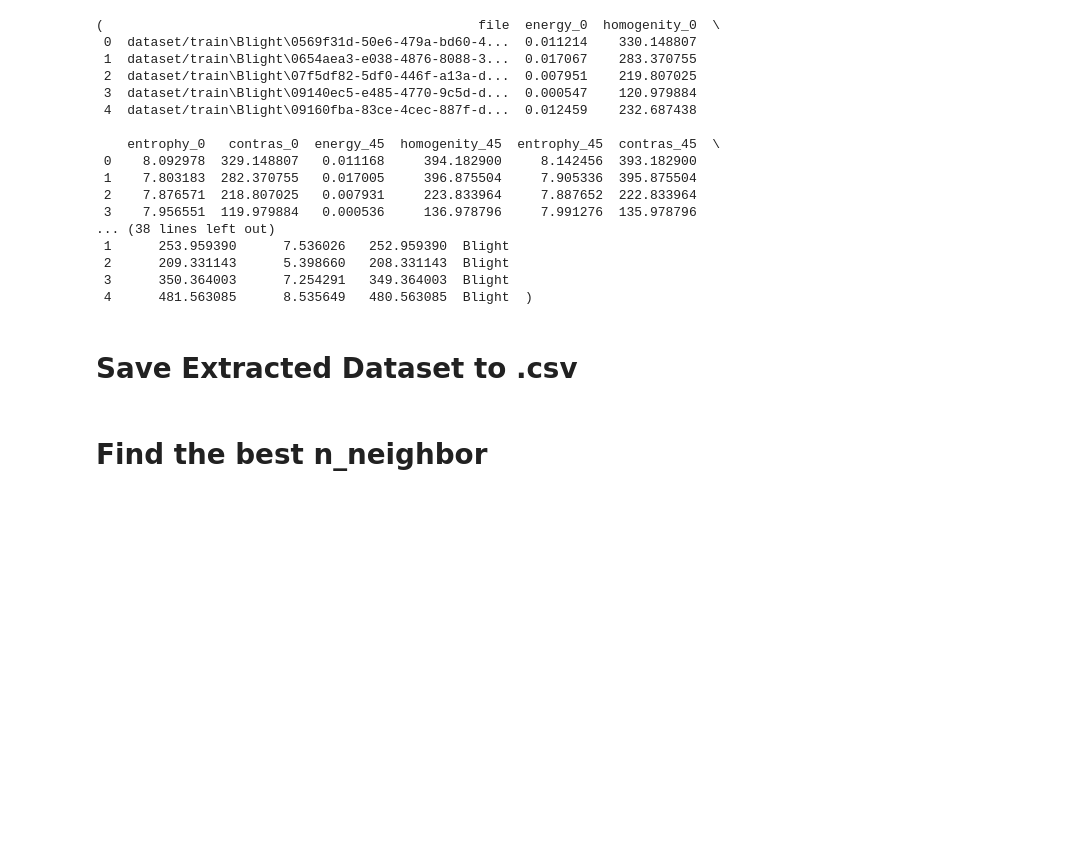
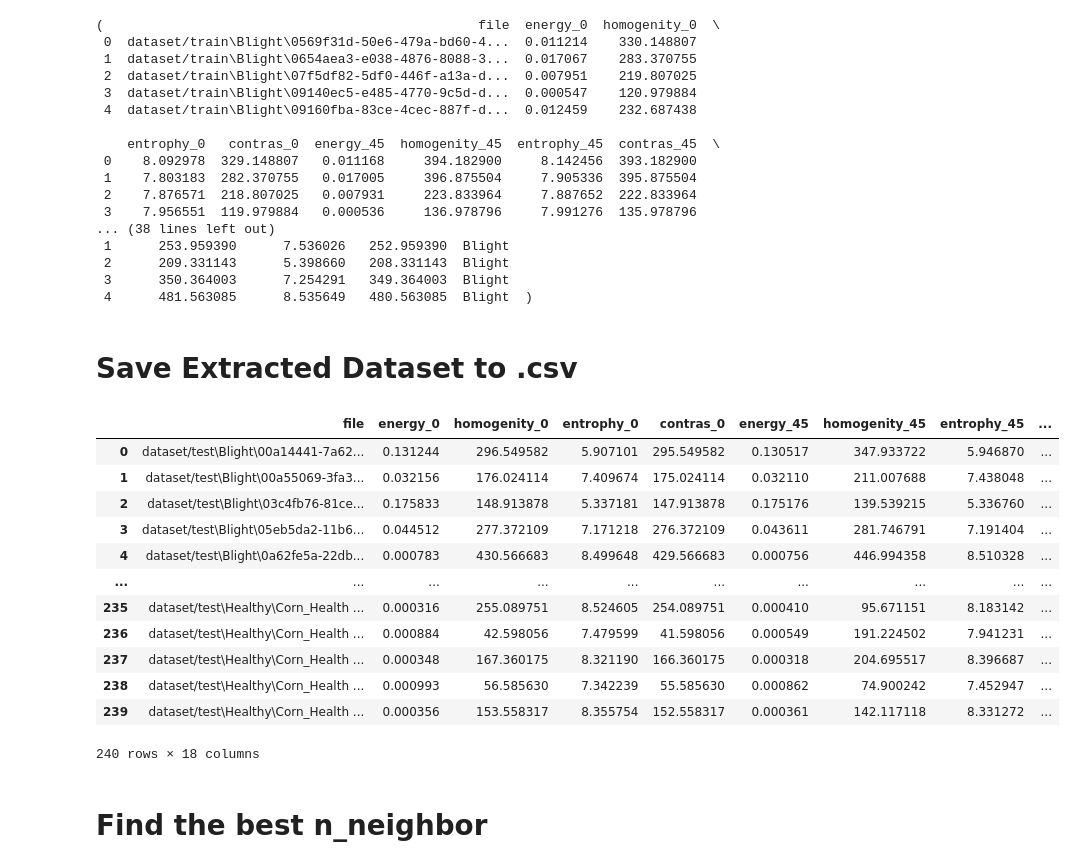
Before and after one commit to ppabimanyu/Tugas---KNN, a Jupyter notebook: KNN_Python(analysis)/Tugas - KNN.ipynb, the cells around one changed output. Drawn from its saved outputs; the diff is of its cells as text; code cells hidden in the pictures; blank space fills up the shorter version.

```diff
--- a/KNN_Python(analysis)/Tugas - KNN.ipynb
+++ b/KNN_Python(analysis)/Tugas - KNN.ipynb
@@ -41,7 +41,22 @@ df_train.head(), df_test.head()
 # Save Extracted Dataset to .csv
 # %%
 # df_train.to_csv(r'df_train.csv', index=False)
-# df_test.to_csv(r'df_test.csv', index=False)
+df_test.to_csv(r'test.csv', index=False)
+df_test
+# %% [output]
+|  | file | energy_0 | homogenity_0 | entrophy_0 | contras_0 | energy_45 | homogenity_45 | entrophy_45 | ... |
+| 0 | dataset/test\Blight\00a14441-7a62... | 0.131244 | 296.549582 | 5.907101 | 295.549582 | 0.130517 | 347.933722 | 5.946870 | ... |
+| 1 | dataset/test\Blight\00a55069-3fa3... | 0.032156 | 176.024114 | 7.409674 | 175.024114 | 0.032110 | 211.007688 | 7.438048 | ... |
+| 2 | dataset/test\Blight\03c4fb76-81ce... | 0.175833 | 148.913878 | 5.337181 | 147.913878 | 0.175176 | 139.539215 | 5.336760 | ... |
+| 3 | dataset/test\Blight\05eb5da2-11b6... | 0.044512 | 277.372109 | 7.171218 | 276.372109 | 0.043611 | 281.746791 | 7.191404 | ... |
+| 4 | dataset/test\Blight\0a62fe5a-22db... | 0.000783 | 430.566683 | 8.499648 | 429.566683 | 0.000756 | 446.994358 | 8.510328 | ... |
+| ... | ... | ... | ... | ... | ... | ... | ... | ... | ... |
+| 235 | dataset/test\Healthy\Corn_Health ... | 0.000316 | 255.089751 | 8.524605 | 254.089751 | 0.000410 | 95.671151 | 8.183142 | ... |
+| 236 | dataset/test\Healthy\Corn_Health ... | 0.000884 | 42.598056 | 7.479599 | 41.598056 | 0.000549 | 191.224502 | 7.941231 | ... |
+| 237 | dataset/test\Healthy\Corn_Health ... | 0.000348 | 167.360175 | 8.321190 | 166.360175 | 0.000318 | 204.695517 | 8.396687 | ... |
+| 238 | dataset/test\Healthy\Corn_Health ... | 0.000993 | 56.585630 | 7.342239 | 55.585630 | 0.000862 | 74.900242 | 7.452947 | ... |
+| 239 | dataset/test\Healthy\Corn_Health ... | 0.000356 | 153.558317 | 8.355754 | 152.558317 | 0.000361 | 142.117118 | 8.331272 | ... |
+240 rows × 18 columns
 # %% [markdown]
 # Find the best n_neighbor
 # %%
```
Also changed, not shown: parts of 2 cells of this notebook, 9 other files.
